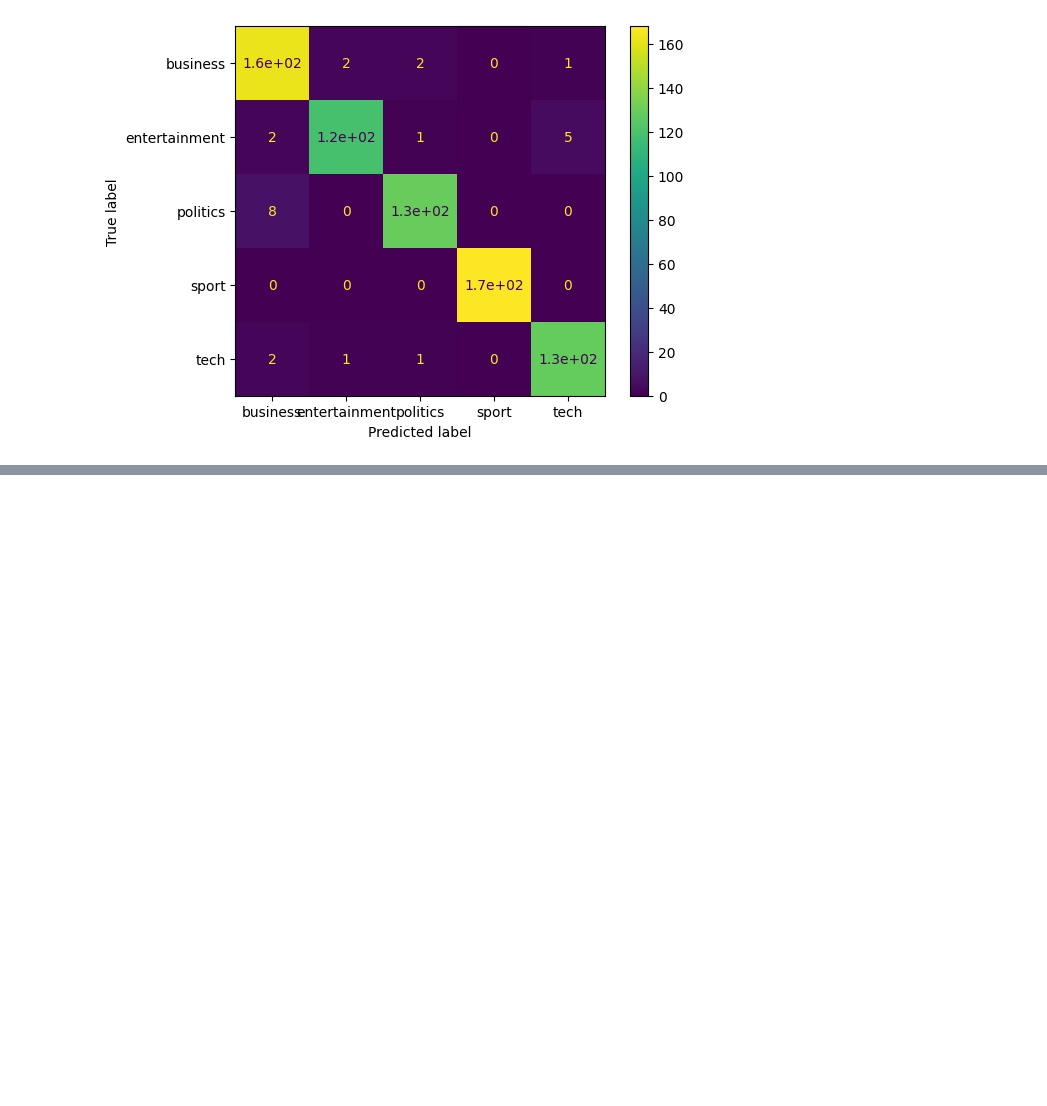
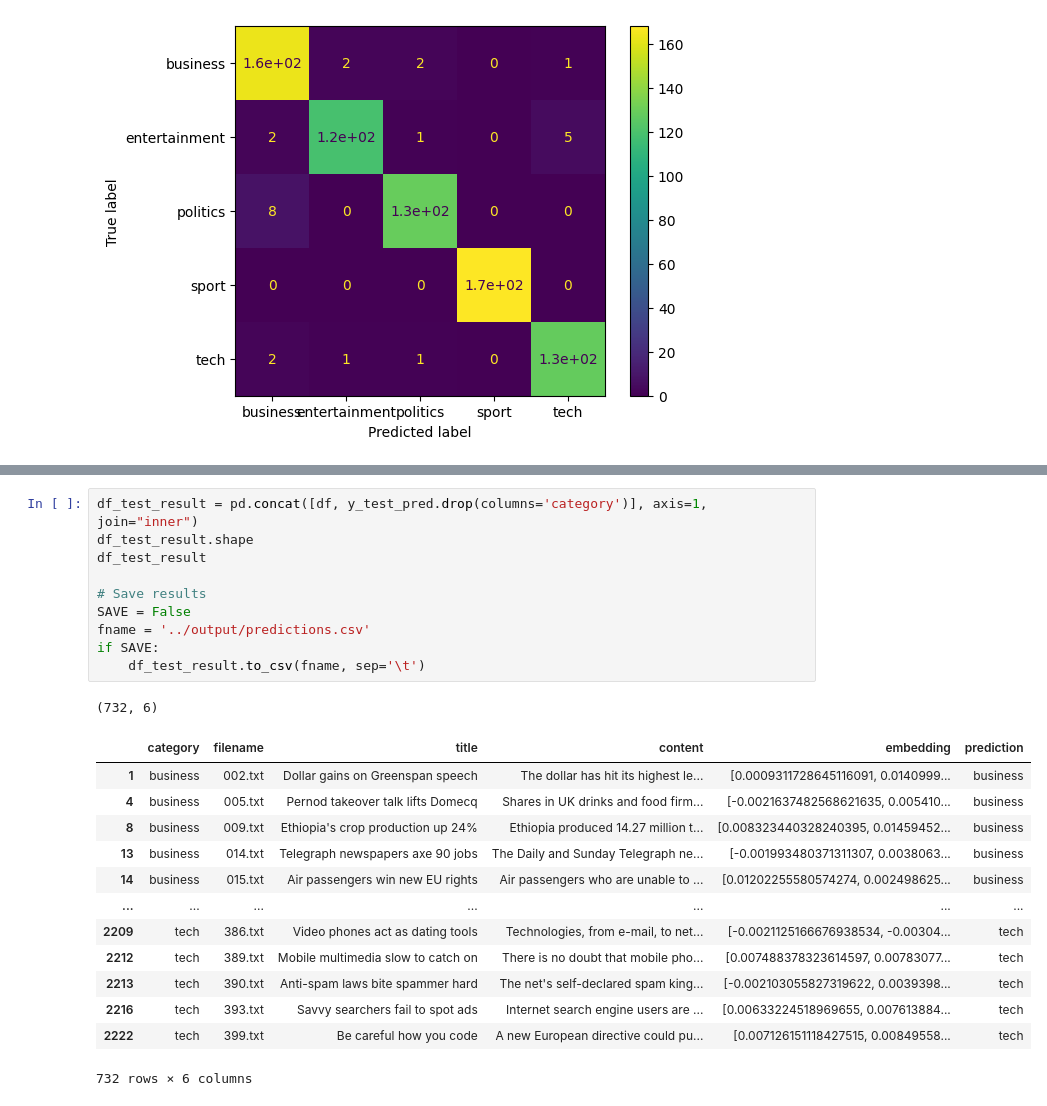
Before and after one commit to ryubidragonfire/document-analysis-using-gpt-3, a Jupyter notebook: notebooks/02-classify-documents.ipynb, the cells around one changed output, grey strips where cells are left out. Drawn from its saved outputs; the diff is of its cells as text; blank space fills up the shorter version.

```diff
--- a/notebooks/02-classify-documents.ipynb
+++ b/notebooks/02-classify-documents.ipynb
@@ -265,0 +256,25 @@ y_incorrect.iloc[idx]
+# %%
+df_test_result = pd.concat([df, y_test_pred.drop(columns='category')], axis=1, join="inner")
+df_test_result.shape
+df_test_result
+
+# Save results
+SAVE = False
+fname = '../output/predictions.csv'
+if SAVE:
+    df_test_result.to_csv(fname, sep='\t')
+# %% [output]
+(732, 6)
+|  | category | filename | title | content | embedding | prediction |
+| 1 | business | 002.txt | Dollar gains on Greenspan speech | The dollar has hit its highest le... | [0.0009311728645116091, 0.0140999... | business |
+| 4 | business | 005.txt | Pernod takeover talk lifts Domecq | Shares in UK drinks and food firm... | [-0.0021637482568621635, 0.005410... | business |
+| 8 | business | 009.txt | Ethiopia's crop production up 24% | Ethiopia produced 14.27 million t... | [0.008323440328240395, 0.01459452... | business |
+| 13 | business | 014.txt | Telegraph newspapers axe 90 jobs | The Daily and Sunday Telegraph ne... | [-0.001993480371311307, 0.0038063... | business |
+| 14 | business | 015.txt | Air passengers win new EU rights | Air passengers who are unable to ... | [0.01202255580574274, 0.002498625... | business |
+| ... | ... | ... | ... | ... | ... | ... |
+| 2209 | tech | 386.txt | Video phones act as dating tools | Technologies, from e-mail, to net... | [-0.0021125166676938534, -0.00304... | tech |
+| 2212 | tech | 389.txt | Mobile multimedia slow to catch on | There is no doubt that mobile pho... | [0.007488378323614597, 0.00783077... | tech |
+| 2213 | tech | 390.txt | Anti-spam laws bite spammer hard | The net's self-declared spam king... | [-0.002103055827319622, 0.0039398... | tech |
+| 2216 | tech | 393.txt | Savvy searchers fail to spot ads | Internet search engine users are ... | [0.00633224518969655, 0.007613884... | tech |
+| 2222 | tech | 399.txt | Be careful how you code | A new European directive could pu... | [0.007126151118427515, 0.00849558... | tech |
+732 rows × 6 columns
```
Also changed, not shown: parts of 12 cells of this notebook, 3 other files.
